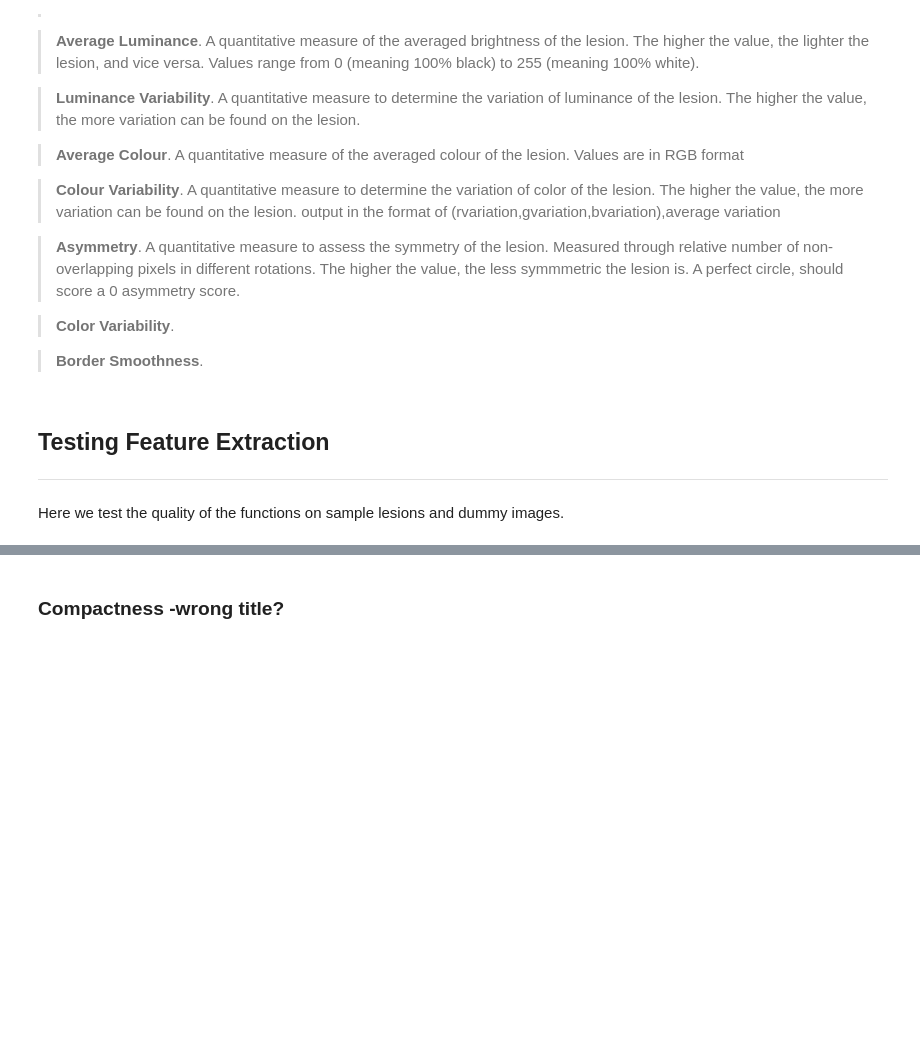
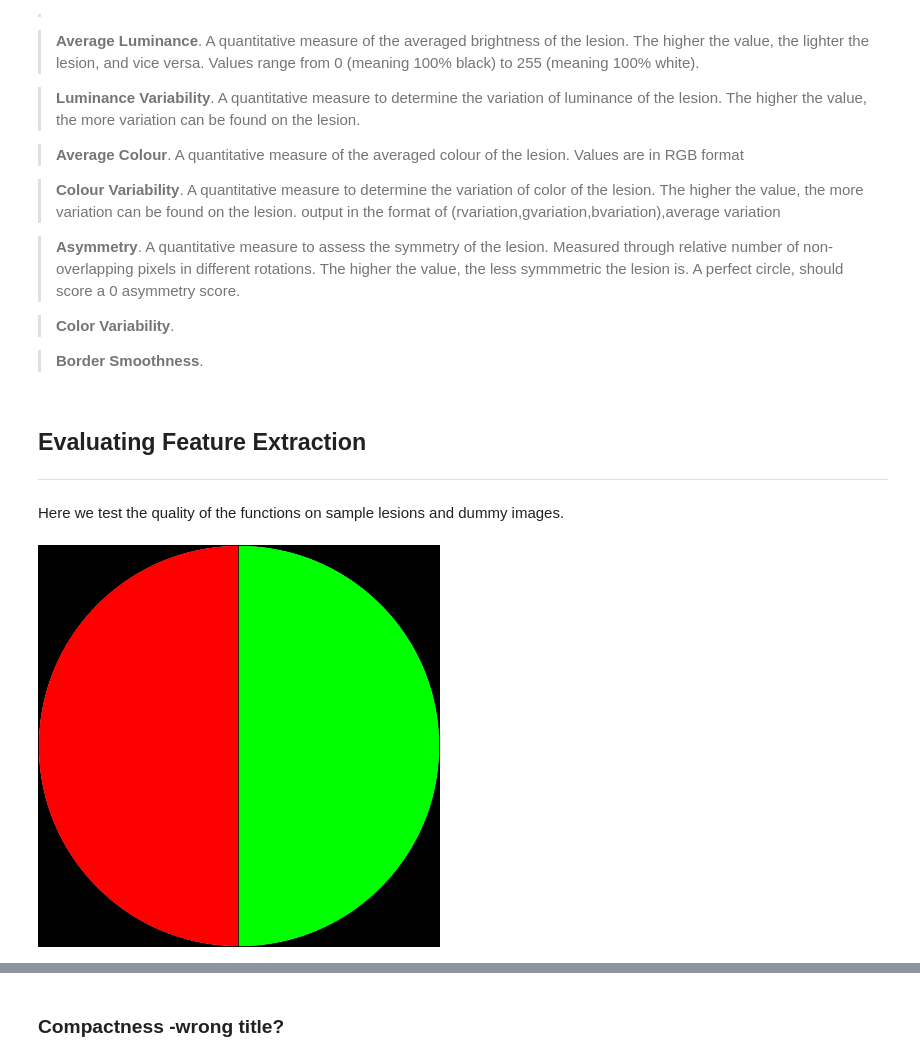
Before and after one commit to mikasenghaas/skin-lesion-detection, a Jupyter notebook: notebooks/project3.ipynb, the cells around one changed output, grey strips where cells are left out. Cells and saved outputs as stored; diff of their text form; code cells hidden in the pictures; blank space fills up the shorter version.

```diff
--- a/notebooks/project3.ipynb
+++ b/notebooks/project3.ipynb
@@ -443,7 +460,7 @@ def get_border_shape():
     # from drawing a straight line through thesee
     pass
 # %% [markdown]
-## Testing Feature Extraction
+## Evaluating Feature Extraction
 ---
 
 Here we test the quality of the functions on sample lesions and dummy images.
@@ -453,0 +467,10 @@ unicolor = 0
+# %%
+# import dummy images
+dummy1 = Image.open(PATH['data']['external']+PATH['processed_dummy_images']+'specialised01.png')
+dummy2 = Image.open(PATH['data']['external']+PATH['processed_dummy_images']+'specialised02.png')
+dummy1_mask = Image.open(PATH['data']['external']+PATH['processed_dummy_images']+'specialised01_mask.png')
+dummy2_mask = Image.open(PATH['data']['external']+PATH['processed_dummy_image']+'specialised02_mask.png')
+# %%
+dummy1
+# %% [output]
+[figure, added]
```
Also changed, not shown: parts of 52 cells of this notebook, 25 other files.
